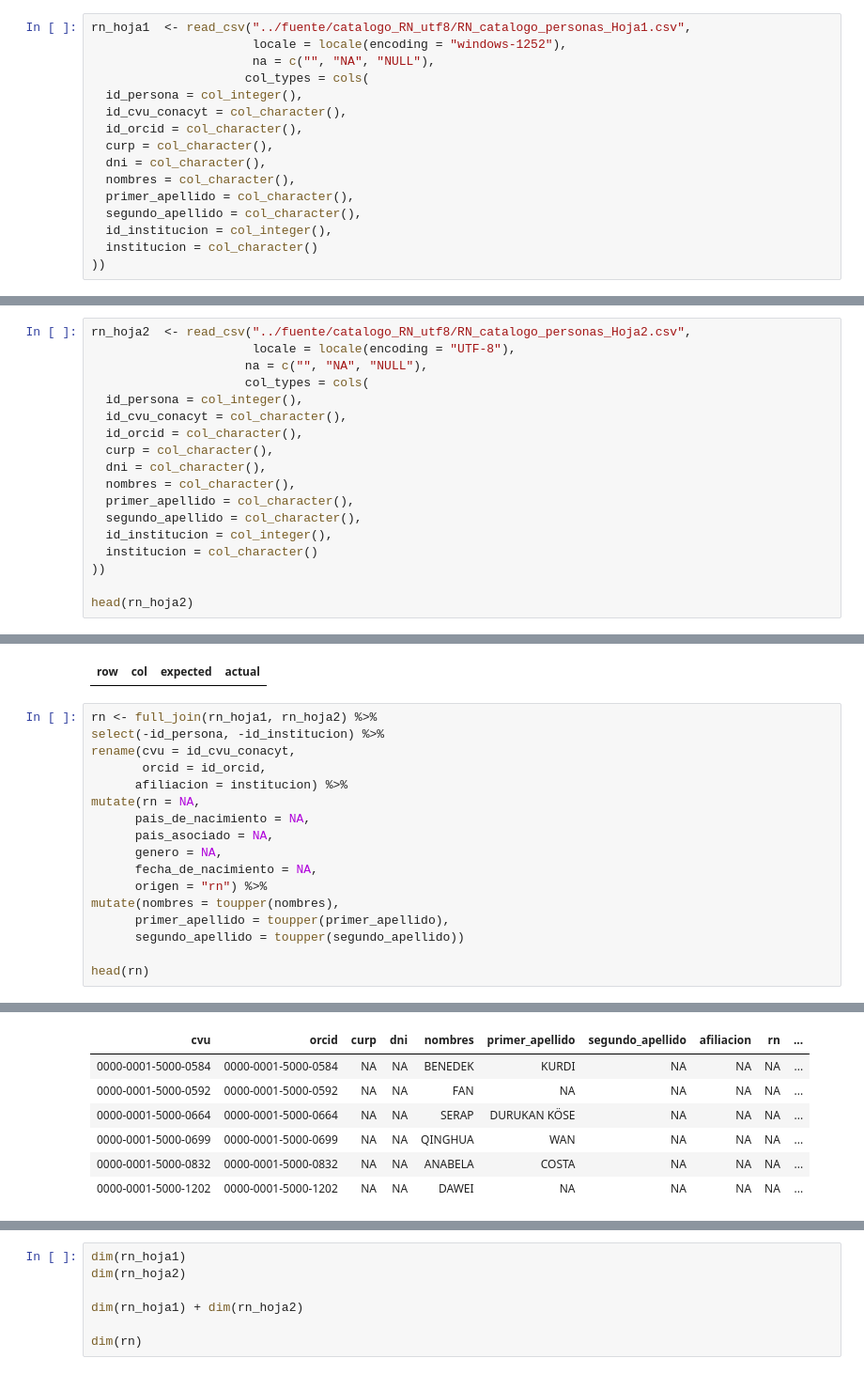
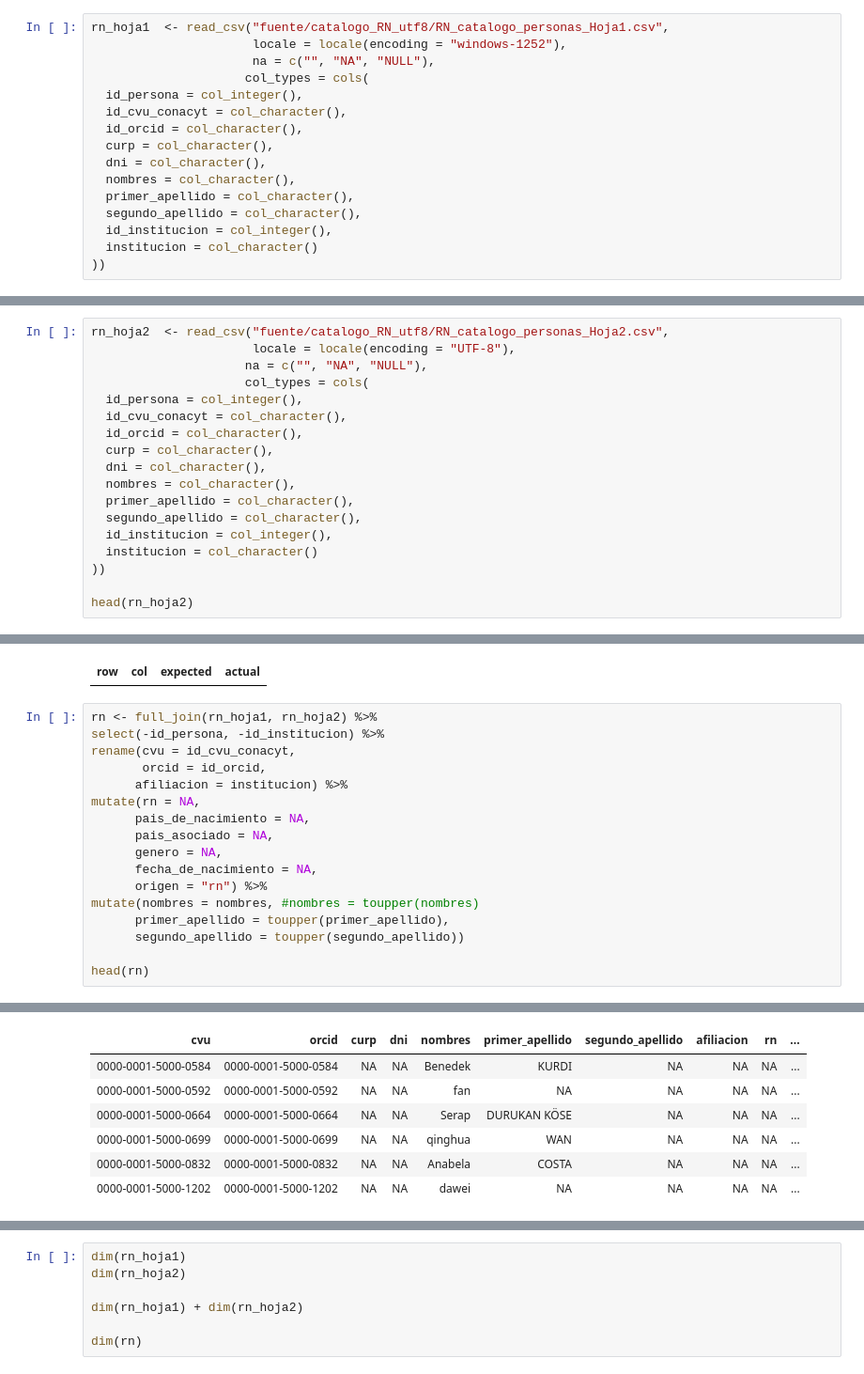
Before and after one commit to jarobyte/controlDeAutoridades, a Jupyter notebook: import/import_rn.ipynb, the cells around one changed output, grey strips where cells are left out. Shown at 94% size. Cells and saved outputs as stored; diff of their text form.

```diff
--- a/import/import_rn.ipynb
+++ b/import/import_rn.ipynb
@@ -18,7 +8,7 @@ guess_encoding("../fuente/catalogo_RN_utf8/RN_catalogo_personas_Hoja1.csv", n_ma
 | encoding | confidence |
 | ISO-8859-1 | 0.44 |
 # %%
-rn_hoja1  <- read_csv("../fuente/catalogo_RN_utf8/RN_catalogo_personas_Hoja1.csv",
+rn_hoja1  <- read_csv("fuente/catalogo_RN_utf8/RN_catalogo_personas_Hoja1.csv",
                       locale = locale(encoding = "windows-1252"),
                       na = c("", "NA", "NULL"),
                      col_types = cols(
@@ -69,7 +59,7 @@ guess_encoding("../fuente/catalogo_RN_utf8/RN_catalogo_personas_Hoja2.csv")
 | Shift_JIS | 0.40 |
 | windows-1252 | 0.29 |
 # %%
-rn_hoja2  <- read_csv("../fuente/catalogo_RN_utf8/RN_catalogo_personas_Hoja2.csv",
+rn_hoja2  <- read_csv("fuente/catalogo_RN_utf8/RN_catalogo_personas_Hoja2.csv",
                       locale = locale(encoding = "UTF-8"),
                      na = c("", "NA", "NULL"),
                      col_types = cols(
@@ -101,29 +91,29 @@ problems(rn_hoja2)
 # %%
 rn <- full_join(rn_hoja1, rn_hoja2) %>%
 select(-id_persona, -id_institucion) %>%
 rename(cvu = id_cvu_conacyt,
        orcid = id_orcid,
       afiliacion = institucion) %>%
 mutate(rn = NA,
       pais_de_nacimiento = NA,
       pais_asociado = NA,
       genero = NA,
       fecha_de_nacimiento = NA,
       origen = "rn") %>%
-mutate(nombres = toupper(nombres),
+mutate(nombres = nombres, #nombres = toupper(nombres)
       primer_apellido = toupper(primer_apellido),
       segundo_apellido = toupper(segundo_apellido))
 
 head(rn)
 # %% [output]
 Joining, by = c("id_persona", "id_cvu_conacyt", "id_orcid", "curp", "dni", "nombres", "primer_apellido", "segundo_apellido", "id_institucion", "institucion")
 | cvu | orcid | curp | dni | nombres | primer_apellido | segundo_apellido | afiliacion | rn | ... |
-| 0000-0001-5000-0584 | 0000-0001-5000-0584 | NA | NA | BENEDEK | KURDI | NA | NA | NA | ... |
-| 0000-0001-5000-0592 | 0000-0001-5000-0592 | NA | NA | FAN | NA | NA | NA | NA | ... |
-| 0000-0001-5000-0664 | 0000-0001-5000-0664 | NA | NA | SERAP | DURUKAN KÖSE | NA | NA | NA | ... |
-| 0000-0001-5000-0699 | 0000-0001-5000-0699 | NA | NA | QINGHUA | WAN | NA | NA | NA | ... |
-| 0000-0001-5000-0832 | 0000-0001-5000-0832 | NA | NA | ANABELA | COSTA | NA | NA | NA | ... |
-| 0000-0001-5000-1202 | 0000-0001-5000-1202 | NA | NA | DAWEI | NA | NA | NA | NA | ... |
+| 0000-0001-5000-0584 | 0000-0001-5000-0584 | NA | NA | Benedek | KURDI | NA | NA | NA | ... |
+| 0000-0001-5000-0592 | 0000-0001-5000-0592 | NA | NA | fan | NA | NA | NA | NA | ... |
+| 0000-0001-5000-0664 | 0000-0001-5000-0664 | NA | NA | Serap | DURUKAN KÖSE | NA | NA | NA | ... |
+| 0000-0001-5000-0699 | 0000-0001-5000-0699 | NA | NA | qinghua | WAN | NA | NA | NA | ... |
+| 0000-0001-5000-0832 | 0000-0001-5000-0832 | NA | NA | Anabela | COSTA | NA | NA | NA | ... |
+| 0000-0001-5000-1202 | 0000-0001-5000-1202 | NA | NA | dawei | NA | NA | NA | NA | ... |
 # %%
 filter(rn, !(is.na(nombres) | is.na(primer_apellido) | is.na(segundo_apellido)))
 # %% [output]
```
Also changed, not shown: parts of 6 cells of this notebook, 2 other files.
